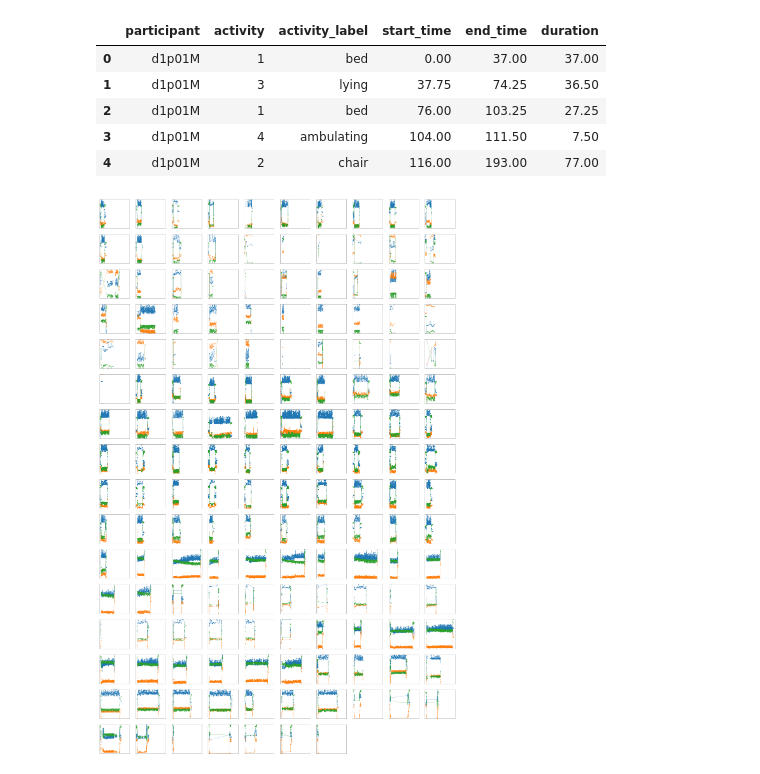
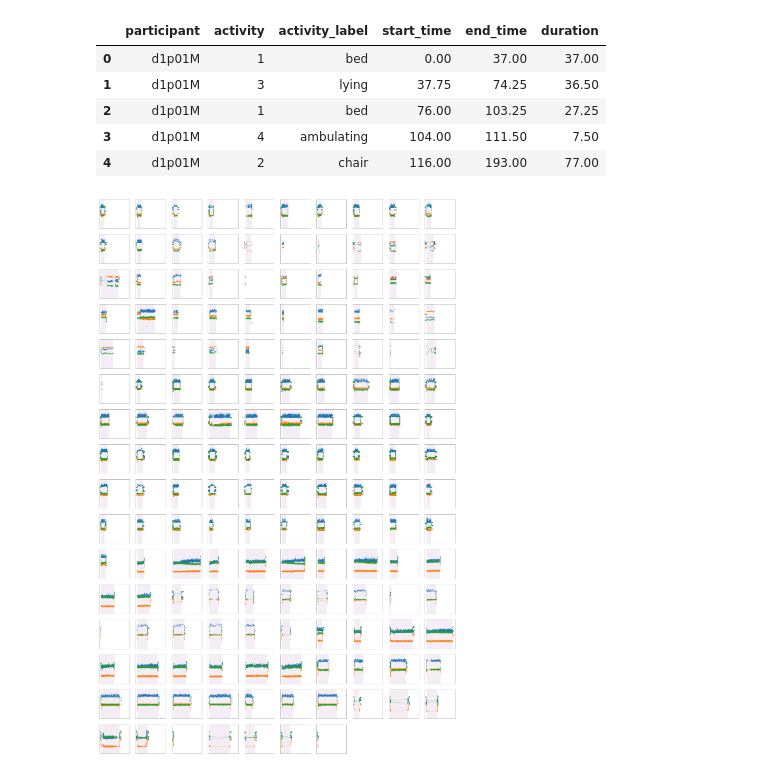
Before and after one commit to ym-pett/motiondetection, a Jupyter notebook: notebooks/activity_plots.ipynb, the cells around one changed output. Saved outputs shown, nothing was run; the diff lists cells and outputs as text; code cells hidden in the pictures.

Commit message:
Add activity rectangle for tagret activity

```diff
--- a/notebooks/activity_plots.ipynb
+++ b/notebooks/activity_plots.ipynb
@@ -98,10 +98,8 @@ line_opts = dict(linewidth=0.333, marker='.', markersize=1.5)
 # Filter the activity data for a specific activity.
 activity_label = 'lying'
 
-# We reset the index, as it is going to be used to determine
-# which subplot is going to be used.
 activity_df = activities_df[
-    activities_df['activity_label'] == activity_label].reset_index()
+    activities_df['activity_label'] == activity_label]
 activities = len(activity_df)
 
 # Work out the rows and columns
@@ -114,33 +112,50 @@ fig = plt.figure(figsize=(ncols * 2, nrows * 2))
 offset = 20
 
 max_activity_duration = activity_df['duration'].max()
 
 sensor_columns = ['front', 'lateral', 'vertical']
-for index, row in activity_df.iterrows():
 
+for subplot, rowspec in enumerate(activity_df.iterrows()):
+
+    index, row = rowspec
     participant = row['participant']
-    ax = plt.subplot(nrows, ncols, index + 1)
+
+    ax = plt.subplot(nrows, ncols, subplot + 1)
     # Tidy the axis up a bit
     ax.set_xticks([])
     ax.set_yticks([])
     ax.margins(0, 0, tight=True)
 
 
     # Define time start and end times for the plotting window
     t1 = row['start_time'] - offset
     t2 = row['end_time'] + offset
 
     # Ensure axes are on the same scale
     ax.set_xlim(t1, t1 + max_activity_duration + 2 * offset)
 
     # Subset the sensor data for plotting.
     df = sensor_df[
         (sensor_df['participant'] == participant) &
         (sensor_df['time'] >= t1) & (sensor_df['time'] <= t2)]
 
     for i, column in enumerate(sensor_columns):
         x = df['time']
         y = df[column]
         ax.plot(x, y, color=line_colors[i], **line_opts)
+
+    x = row['start_time']
+    y = -2
+    height = 4
+    duration = row['duration']
+    rect = mpatches.Rectangle(
+        [x, y],
+        duration,
+        height,
+        alpha=0.333,
+        color=rect_colors[row['activity']],
+        linewidth=0,
+        zorder=1)
+    ax.add_patch(rect)
 # %% [output]
-[figure, old version]
+[figure, new version]
```
Also changed, not shown: parts of 1 cell of this notebook.
